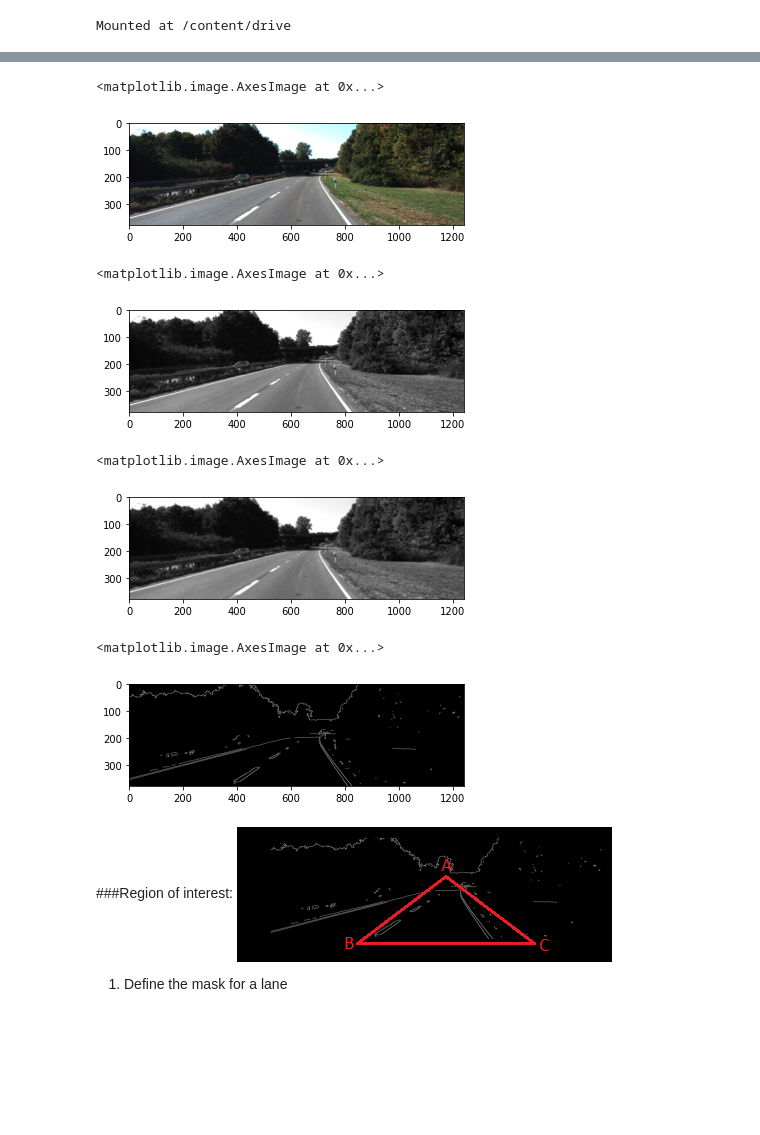
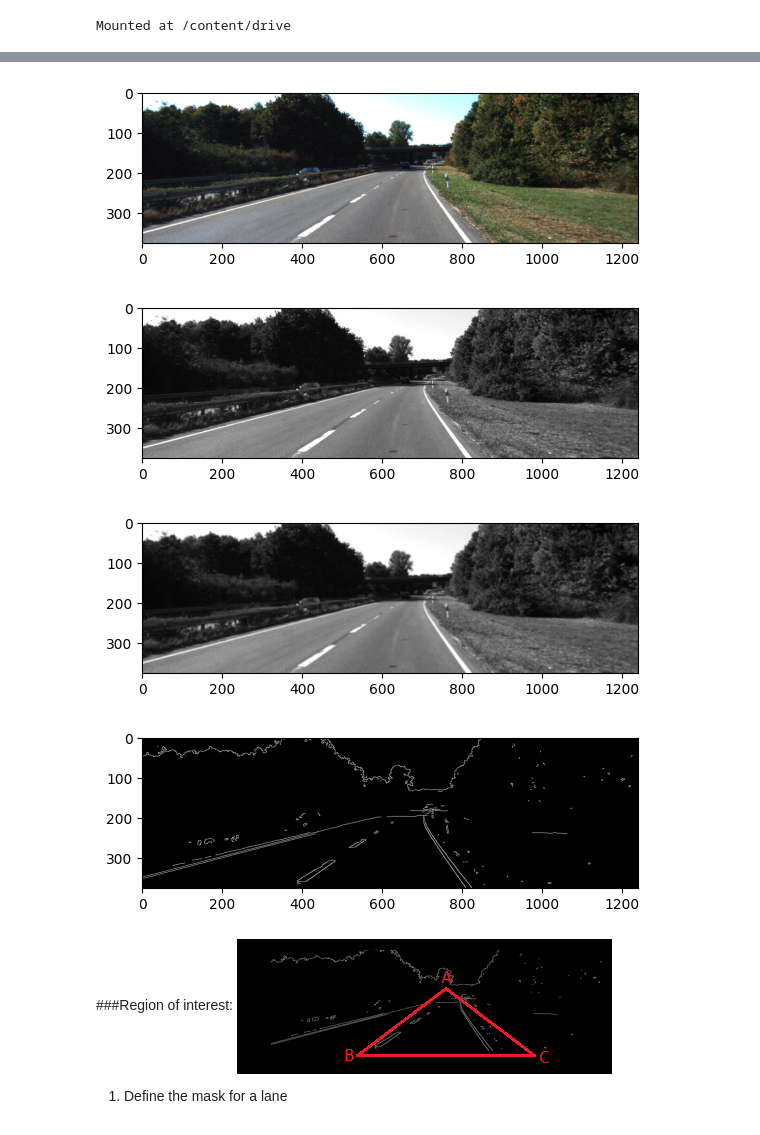
Before and after one commit to Miraa17/Data-Acquisition, a Jupyter notebook: p1_w1_edges.ipynb, the cells around one changed output, grey strips where cells are left out. Cells and saved outputs as stored; diff of their text form; code cells hidden in the pictures; blank space fills up the shorter version.

```diff
--- a/p1_w1_edges.ipynb
+++ b/p1_w1_edges.ipynb
@@ -77,24 +79,34 @@ Mounted at /content/drive
 # %%
 #TODO: read test image - see cv2.imread
 #code here
-
+image=cv2.imread("/content/drive/My Drive/um_000093.png")
 #TODO: BGR to RGB - see cv2.cvtColor
 #code here
+??cv2.cvtColor
+image_rgb=cv2.cvtColor(image,cv2.COLOR_BGR2RGB)
 
 #TODO: print out input image - see plt.imshow from matplotlib.pyplot: https://matplotlib.org/api/pyplot_api.html
 #code here
+
+plt.imshow(image_rgb)
+plt.show()
 # %% [output]
-<matplotlib.image.AxesImage at 0x...>
-[figure, old version]
+[figure, new version]
 # %%
 #TODO: apply the grayscale transform - see cv2.cvtColor
 #code here
+gray=cv2.cvtColor(image_rgb,cv2.COLOR_RGB2GRAY)
+
+#TODO: print out grayscale image - see plt.imshow
+#code here
+plt.imshow(gray,cmap='gray')
+plt.show()
+
 
 #TODO: print grayscale image
 #code here
 # %% [output]
-<matplotlib.image.AxesImage at 0x...>
-[figure, old version]
+[figure, new version]
 # %%
 # Gaussian Smoothing
 
@@ -104,11 +116,15 @@ kernel_size = 5 # Must be an odd number (3, 5, 7...)
 #TODO: apply Gaussian Smoothing - see cv2.GaussianBlur
 #code here
 
+smoothed_img = cv2.GaussianBlur(gray, (kernel_size, kernel_size), 0)
+
 #TODO: print smoothed grayscale image - see plt.imshow
 #code here
+
+plt.imshow(smoothed_img,cmap='gray')
+plt.show()
 # %% [output]
-<matplotlib.image.AxesImage at 0x...>
-[figure, old version]
+[figure, new version]
 # %%
 # Canny Edge Detection
 
@@ -119,11 +135,15 @@ high_threshold = 240
 #TODO: apply Canny - see cv2.Canny
 #code here
 
+canny_img = cv2.Canny(smoothed_img, low_threshold, high_threshold)
+
 #TODO: print Canny edges - see plt.imshow
 #code here
+
+plt.imshow(canny_img,cmap='gray')
+plt.show()
 # %% [output]
-<matplotlib.image.AxesImage at 0x...>
-[figure, old version]
+[figure, new version]
 # %% [markdown]
 ###Region of interest:
 ![tri.png](embedded-picture-1)
```
Also changed, not shown: parts of 4 cells of this notebook.
